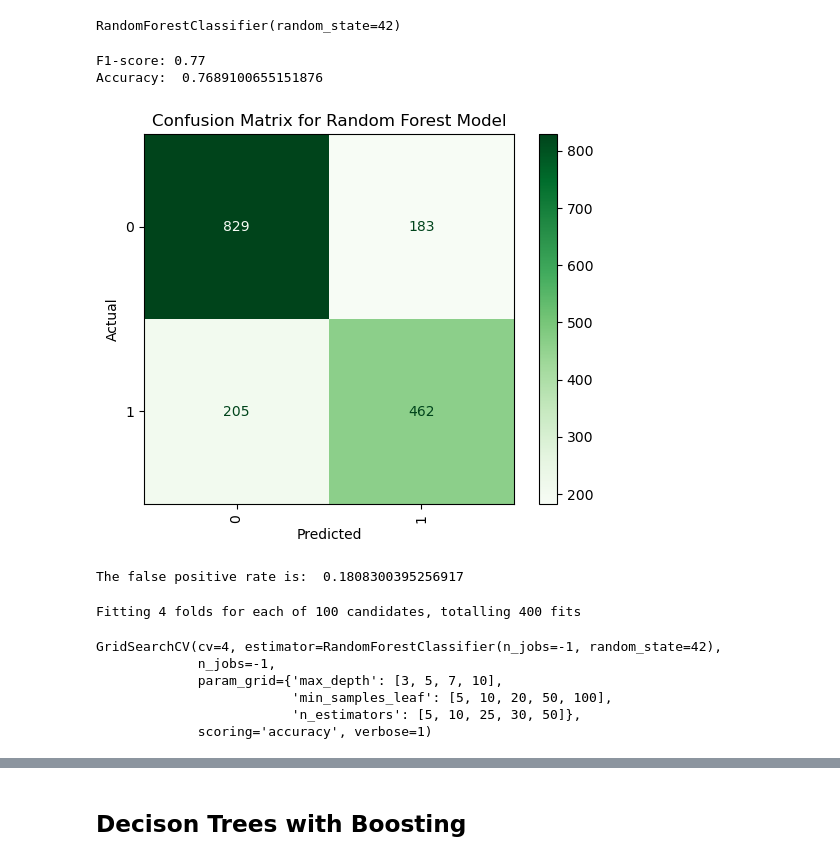
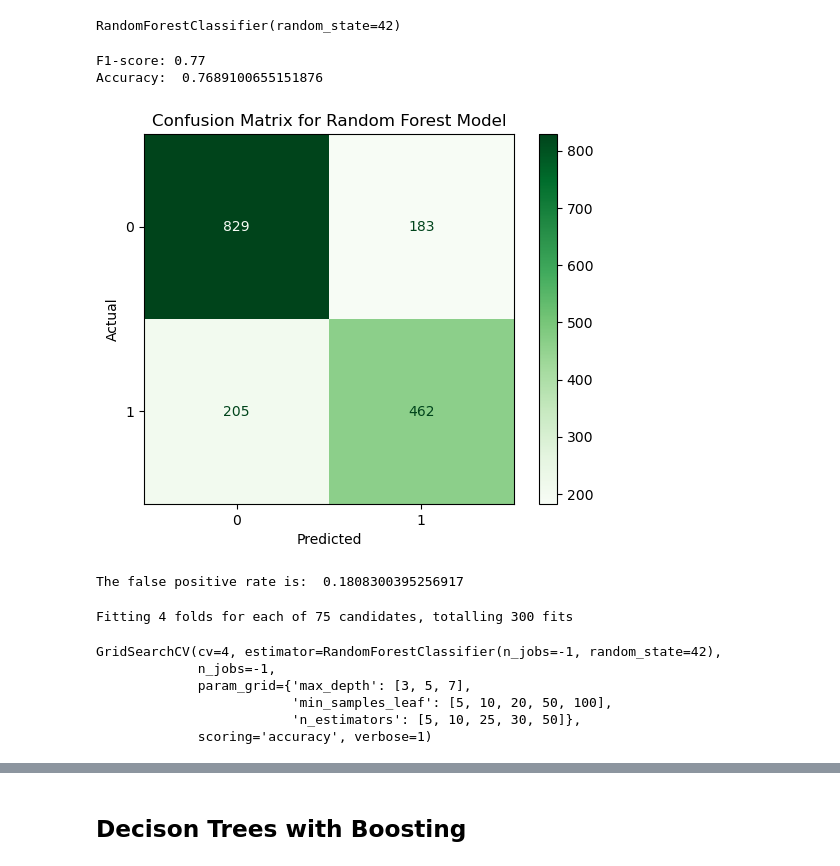
Before and after one commit to Samk104/Cinemalytics, a Jupyter notebook: Cinemalytics_Model.ipynb, the cells around one changed output, grey strips where cells are left out. Drawn from its saved outputs; the diff is of its cells as text; code cells hidden in the pictures.

```diff
--- a/Cinemalytics_Model.ipynb
+++ b/Cinemalytics_Model.ipynb
@@ -300,27 +300,27 @@ RandomForestClassifier(random_state=42)
 # %%
 from sklearn.metrics import confusion_matrix,accuracy_score, ConfusionMatrixDisplay,f1_score
 #Evaluating the random forest model with recursive feature selection
 y_pred  =  final_model.predict(X_test_selected)
 cm = confusion_matrix(y_test, y_pred)
 ac = accuracy_score(y_test,y_pred)
 f1 = f1_score(y_test, y_pred, average='weighted')
 print(f'F1-score: {f1:.2f}')
 disp = ConfusionMatrixDisplay(confusion_matrix=cm,display_labels=final_model.classes_)
 print("Accuracy: ", ac)
-disp.plot(cmap='Greens', xticks_rotation='vertical')
+disp.plot(cmap='Greens', xticks_rotation='horizontal')
 disp.ax_.set_title('Confusion Matrix for Random Forest Model')
 disp.ax_.set_xlabel('Predicted')
 disp.ax_.set_ylabel('Actual')
 plt.show()
 
 FP = cm[0, 1]
 TN = cm[0, 0]
 FPR = FP / (FP + TN)
 print('The false positive rate is: ', FPR)
 # %% [output]
 F1-score: 0.77
 Accuracy:  0.7689100655151876
-[figure, old version]
+[figure, new version]
 The false positive rate is:  0.1808300395256917
 # %%
 #Hyperparameter Tuning using Grid Search
@@ -328,7 +328,7 @@ The false positive rate is:  0.1808300395256917
 rf = RandomForestClassifier(random_state=42, n_jobs=-1)
 
 params = {
-    'max_depth': [3,5,7,10],
+    'max_depth': [3,5,7],
     'min_samples_leaf': [5,10,20,50,100],
     'n_estimators': [5,10,25,30,50]
 }
@@ -343,10 +343,10 @@ grid_search = GridSearchCV(estimator=rf,
 
 grid_search.fit(X_train_selected, y_train)
 # %% [output]
-Fitting 4 folds for each of 100 candidates, totalling 400 fits
+Fitting 4 folds for each of 75 candidates, totalling 300 fits
 GridSearchCV(cv=4, estimator=RandomForestClassifier(n_jobs=-1, random_state=42),
              n_jobs=-1,
-             param_grid={'max_depth': [3, 5, 7, 10],
+             param_grid={'max_depth': [3, 5, 7],
                          'min_samples_leaf': [5, 10, 20, 50, 100],
                          'n_estimators': [5, 10, 25, 30, 50]},
              scoring='accuracy', verbose=1)
```
Also changed, not shown: parts of 22 cells of this notebook.
